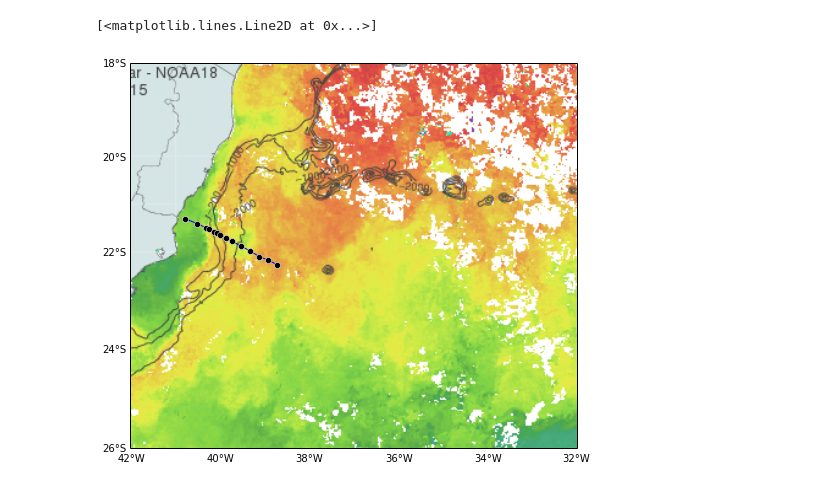
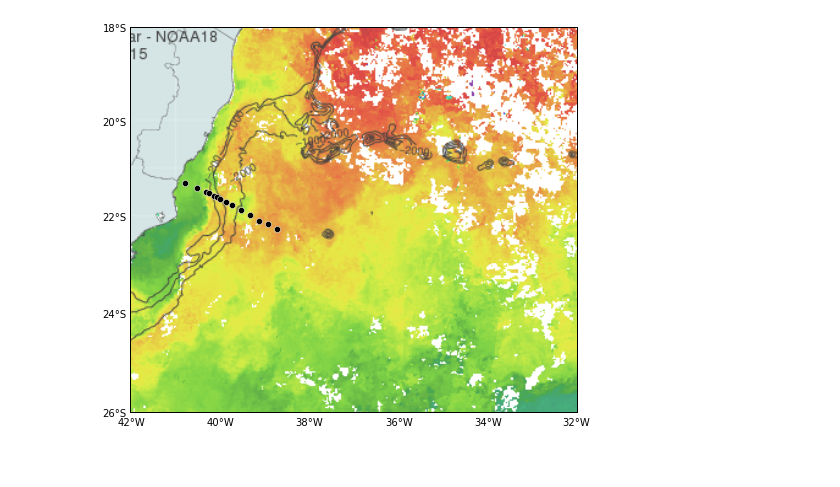
Before and after one commit to ocefpaf/python4oceanographers, a Jupyter notebook: content/downloads/notebooks/plotting_over_image.ipynb, the cells around one changed output. Drawn from its saved outputs; the diff is of its cells as text; code cells hidden in the pictures; blank space fills up the shorter version.

```diff
--- a/content/downloads/notebooks/plotting_over_image.ipynb
+++ b/content/downloads/notebooks/plotting_over_image.ipynb
@@ -32,12 +38,11 @@ def make_map(lonStart=-48, lonEnd=-32, latStart=-30, latEnd=-18, img=None):
 # %%
 lon = [-40.77, -40.51, -40.30, -40.23, -40.13, -40.06, -39.99,
        -39.87, -39.72, -39.52, -39.32, -39.11, -38.91, -38.71]
 lat = [-21.29, -21.39, -21.48, -21.51, -21.56, -21.58, -21.62,
        -21.69, -21.76, -21.86, -21.96, -22.08, -22.15, -22.25]
 
 fig, m = make_map(img='./data/AVHRR.png')
-kw = dict(marker='o', markerfacecolor='k', markeredgecolor='w', markersize=6)
-m.plot(*m(lon, lat), **kw)
+kw = dict(marker='o', markerfacecolor='k', markeredgecolor='w', markersize=6, linestyle='none')
+_ =m.plot(*m(lon, lat), **kw)
 # %% [output]
-[<matplotlib.lines.Line2D at 0x...>]
-[figure, old version]
+[figure, new version]
```
Also changed, not shown: parts of 1 cell of this notebook, 14 other files.
